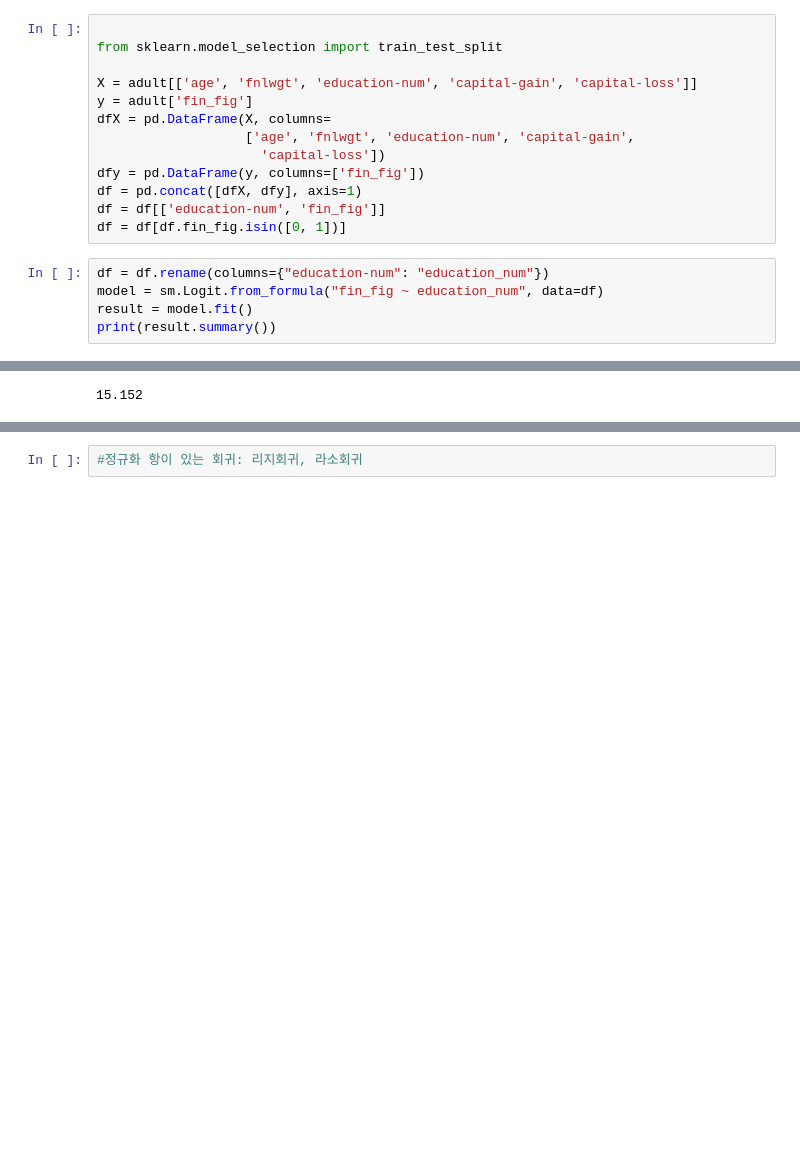
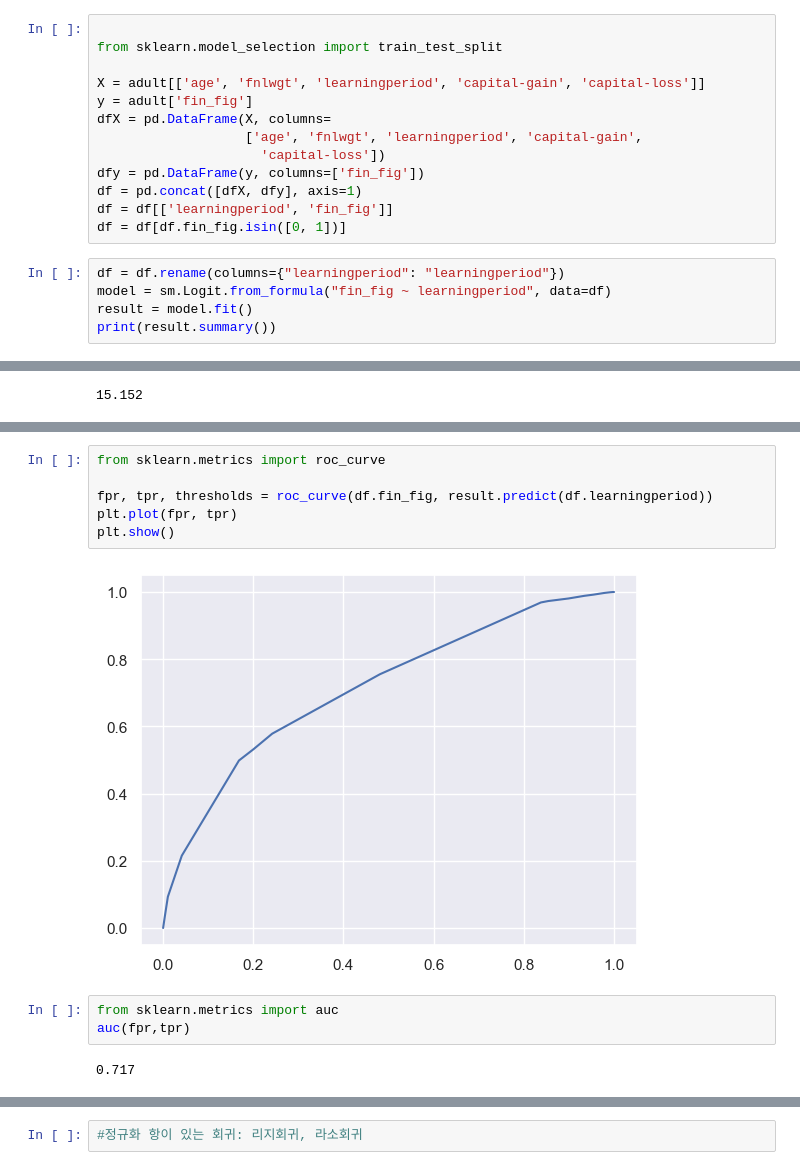
Before and after one commit to jeongbeenson19/dstb, a Jupyter notebook: logistic_regression.ipynb, the cells around one changed output, grey strips where cells are left out. Drawn from its saved outputs; the diff is of its cells as text; blank space fills up the shorter version.

```diff
--- a/logistic_regression.ipynb
+++ b/logistic_regression.ipynb
@@ -507,18 +490,18 @@ dtype: int64
 
 from sklearn.model_selection import train_test_split
 
-X = adult[['age', 'fnlwgt', 'education-num', 'capital-gain', 'capital-loss']]
+X = adult[['age', 'fnlwgt', 'learningperiod', 'capital-gain', 'capital-loss']]
 y = adult['fin_fig']
 dfX = pd.DataFrame(X, columns=
-                   ['age', 'fnlwgt', 'education-num', 'capital-gain',
+                   ['age', 'fnlwgt', 'learningperiod', 'capital-gain',
                      'capital-loss'])
 dfy = pd.DataFrame(y, columns=['fin_fig'])
 df = pd.concat([dfX, dfy], axis=1)
-df = df[['education-num', 'fin_fig']]
+df = df[['learningperiod', 'fin_fig']]
 df = df[df.fin_fig.isin([0, 1])]
 # %%
-df = df.rename(columns={"education-num": "education_num"})
-model = sm.Logit.from_formula("fin_fig ~ education_num", data=df)
+df = df.rename(columns={"learningperiod": "learningperiod"})
+model = sm.Logit.from_formula("fin_fig ~ learningperiod", data=df)
 result = model.fit()
 print(result.summary())
 # %% [output]
@@ -559,3 +553,16 @@ The original error message returned by patsy is:
+# %%
+from sklearn.metrics import roc_curve
+
+fpr, tpr, thresholds = roc_curve(df.fin_fig, result.predict(df.learningperiod))
+plt.plot(fpr, tpr)
+plt.show()
+# %% [output]
+[figure, added]
+# %%
+from sklearn.metrics import auc
+auc(fpr,tpr)
+# %% [output]
+0.717
 # %%
 
 X_train, X_test, y_train, y_test = train_test_split(X, y, test_size=0.5, random_state=0)
```
Also changed, not shown: parts of 19 cells of this notebook, 2 other files.
